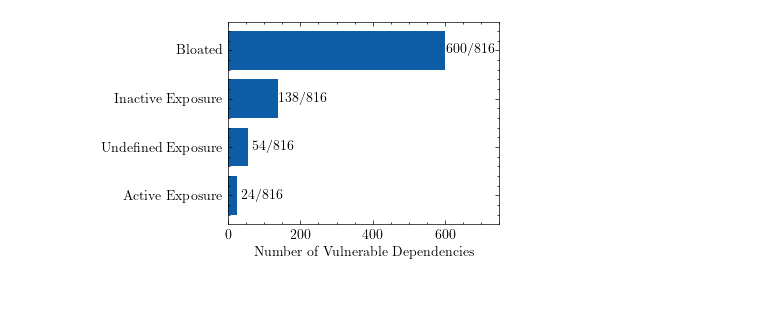
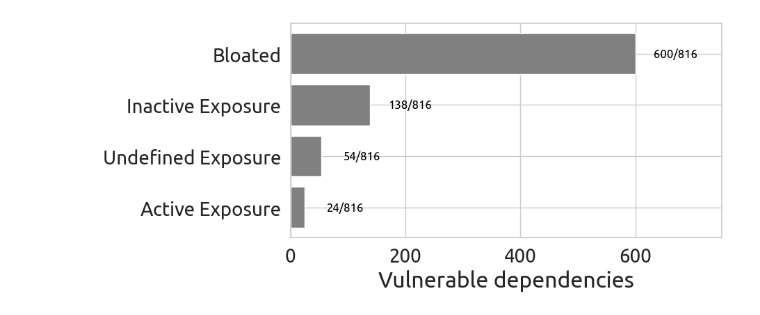
Before and after one commit to gdrosos/bloat-study-artifact, a Jupyter notebook: analysis/rq2.ipynb, the cells around one changed output. Drawn from its saved outputs; the diff is of its cells as text; code cells hidden in the pictures.

Commit message:
Update figures

```diff
--- a/analysis/rq2.ipynb
+++ b/analysis/rq2.ipynb
@@ -1,9 +1,21 @@
-# %%
-import json
-import matplotlib.pyplot as plt
-import pandas as pd
-from collections import defaultdict
-plt.style.use('science')
+# %%
+import json
+import matplotlib.pyplot as plt
+import pandas as pd
+from collections import defaultdict
+import seaborn as sns
+
+sns.set(style="whitegrid")
+plt.rcParams['font.family'] = 'Ubuntu'
+plt.rcParams['font.serif'] = 'Ubuntu'
+plt.rcParams['font.monospace'] = 'Inconsolata Medium'
+plt.rcParams['axes.labelsize'] = 23
+plt.rcParams['axes.titlesize'] = 23
+plt.rcParams['xtick.labelsize'] = 20
+plt.rcParams['ytick.labelsize'] = 20
+plt.rcParams['legend.fontsize'] = 18
+plt.rcParams['figure.titlesize'] = 24
+plt.rcParams['figure.figsize'] = (8, 4)
 # %%
 df = pd.read_csv("data/results_rq2.csv")
 # %%
@@ -19,31 +31,31 @@ assert total_reachable == reachable_vulnerable_dependencies
 # %%
 labels = ['Bloated', 'Inactive Exposure', 'Undefined Exposure', 'Active Exposure']
 counts = [
     bloated_vulnerable_dependencies,
     inactive_exposures,
     undefined_exposures,
     active_exposure]
 
 total = sum(counts)
 fig, ax = plt.subplots()
 
 # Create bars
-bars = ax.barh(labels, counts)
+bars = ax.barh(labels, counts, color="gray")
 
 # Annotations
 for bar in bars:
     width = bar.get_width()
     ax.annotate(f'{width}/{total}',
                 xy=(width + 70, bar.get_y() + bar.get_height() / 2),
                 ha='center', va='center',
                 color='black')
 
 ax.set_xlim(0, max(counts) + 150)  # Adjust x-axis limits to account for width/total display
-ax.set_xlabel('Number of Vulnerable Dependencies')
+ax.set_xlabel('Vulnerable dependencies')
 
 plt.gca().invert_yaxis()
 
 plt.savefig("figures/rq2.pdf", bbox_inches='tight')
 plt.show()
 # %% [output]
-[figure, old version]
+[figure, new version]
```
Also changed, not shown: 9 other files.
